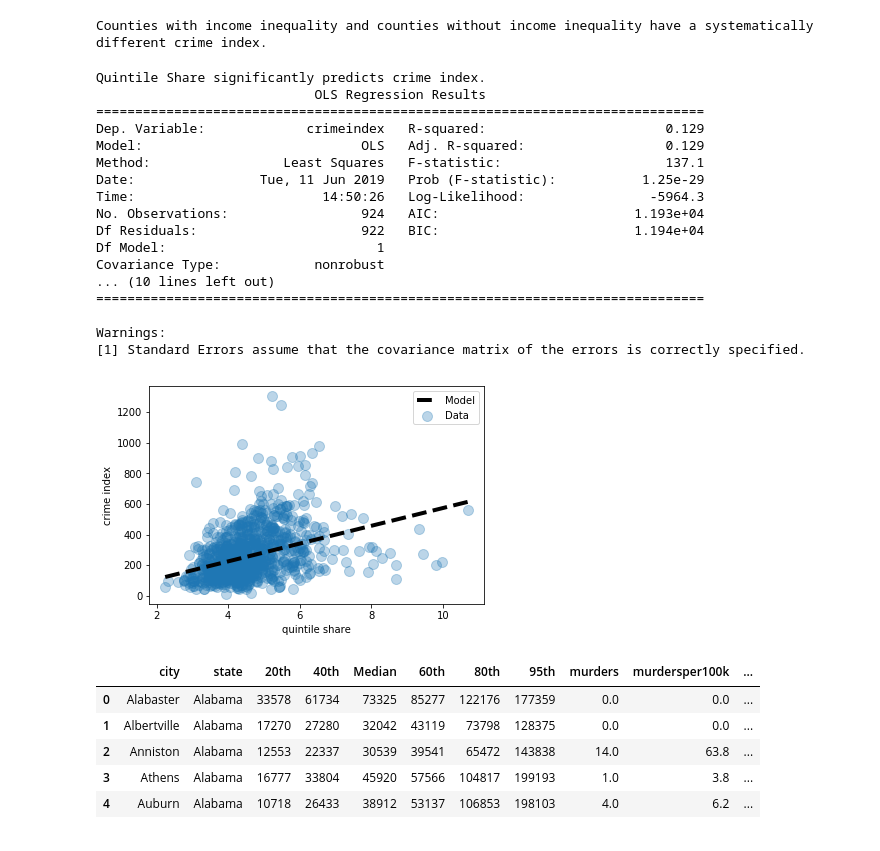
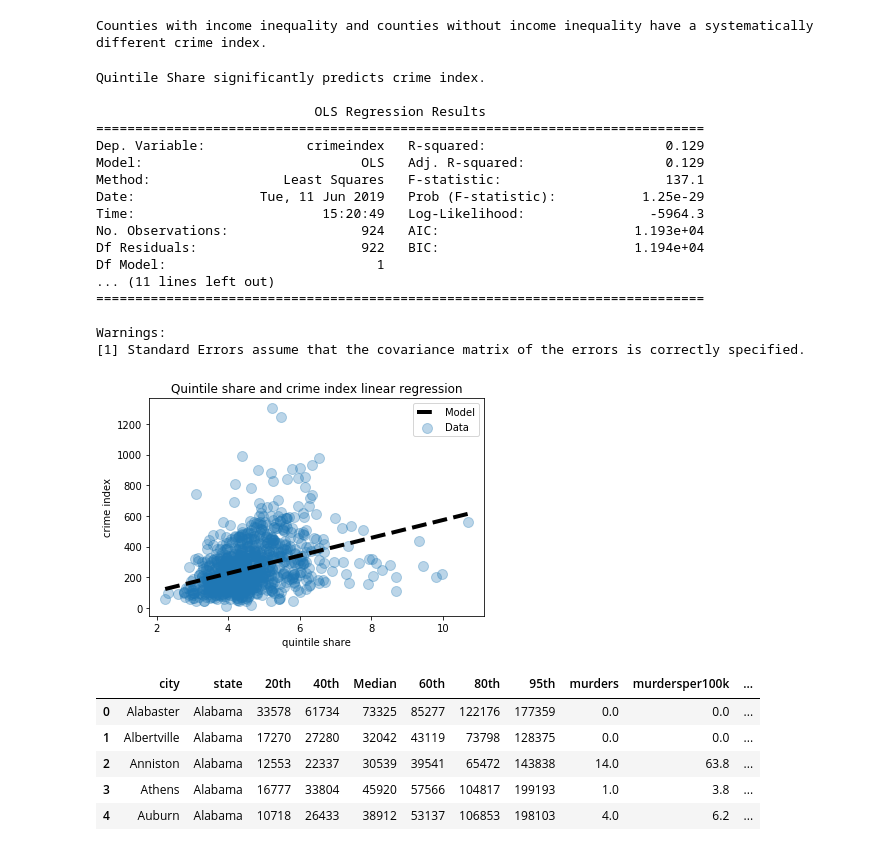
Before and after one commit to ewinterstorm/cogs108_finalproject, a Jupyter notebook: quintileAnalysis.ipynb, the cells around one changed output. Cells and saved outputs as stored; diff of their text form; code cells hidden in the pictures.

```diff
--- a/quintileAnalysis.ipynb
+++ b/quintileAnalysis.ipynb
@@ -524,29 +524,31 @@ else:
 # %% [output]
 Counties with income inequality and counties without income inequality have a systematically different crime index.
 # %%
+# Linear regression using the continuous values for crime index and quintile share
 outcome_3, predictors_3 = patsy.dmatrices('crimeindex ~ quintileshare', crime_income_df)
 mod_3 = sm.OLS(outcome_3, predictors_3)
 res_3 = mod_3.fit()
 lm_3 = bool(res_3.pvalues[1] < 0.01)
 if lm_3 == True:
-    print("Quintile Share significantly predicts crime index.")
+    print("Quintile Share significantly predicts crime index.\n")
 else:
-    print("Quintile Share doesn't significantly predict crime index.")
+    print("Quintile Share doesn't significantly predict crime index.\n")
+
 print(res_3.summary())
 # %% [output]
 Quintile Share significantly predicts crime index.
+
                             OLS Regression Results
 ==============================================================================
 Dep. Variable:             crimeindex   R-squared:                       0.129
 Model:                            OLS   Adj. R-squared:                  0.129
 Method:                 Least Squares   F-statistic:                     137.1
 Date:                Tue, 11 Jun 2019   Prob (F-statistic):           1.25e-29
-Time:                        14:50:26   Log-Likelihood:                -5964.3
+Time:                        15:20:49   Log-Likelihood:                -5964.3
 No. Observations:                 924   AIC:                         1.193e+04
 Df Residuals:                     922   BIC:                         1.194e+04
 Df Model:                           1
-Covariance Type:            nonrobust
-... (10 lines left out)
+... (11 lines left out)
 ==============================================================================
 
 Warnings:
@@ -554,18 +556,19 @@ Warnings:
 # %%
 # Plot the orginal data (as before)
 plt.scatter(crime_income_df['quintileshare'], crime_income_df['crimeindex'], alpha=0.3, label='Data', s=100);
 
 # Generate and plot the model fit line
 xs = np.linspace(crime_income_df['quintileshare'].min(), crime_income_df['quintileshare'].max())
 ys = (57.9963 * xs) - 7.3352
 plt.plot(xs, ys, '--k', linewidth=4, label='Model')
 
+plt.title('Quintile share and crime index linear regression')
 plt.xlabel('quintile share')
 plt.ylabel('crime index')
 plt.legend();
 plt.show()
 # %% [output]
-[figure, old version]
+[figure, new version]
 # %%
 # rename specific columns back to original names
 crime_income_df.rename(columns={'crimeindex':'crime index',
```
Also changed, not shown: parts of 14 cells of this notebook.
